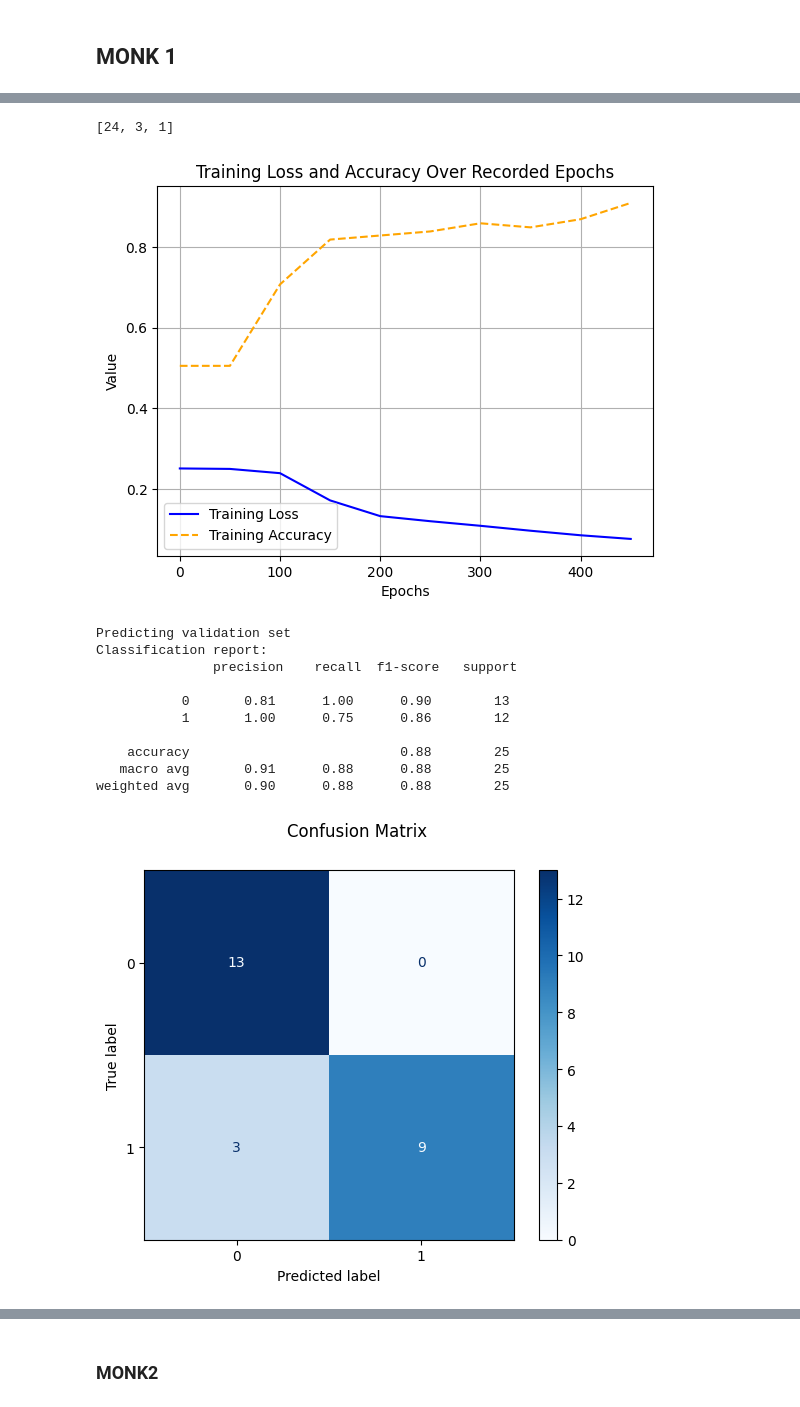
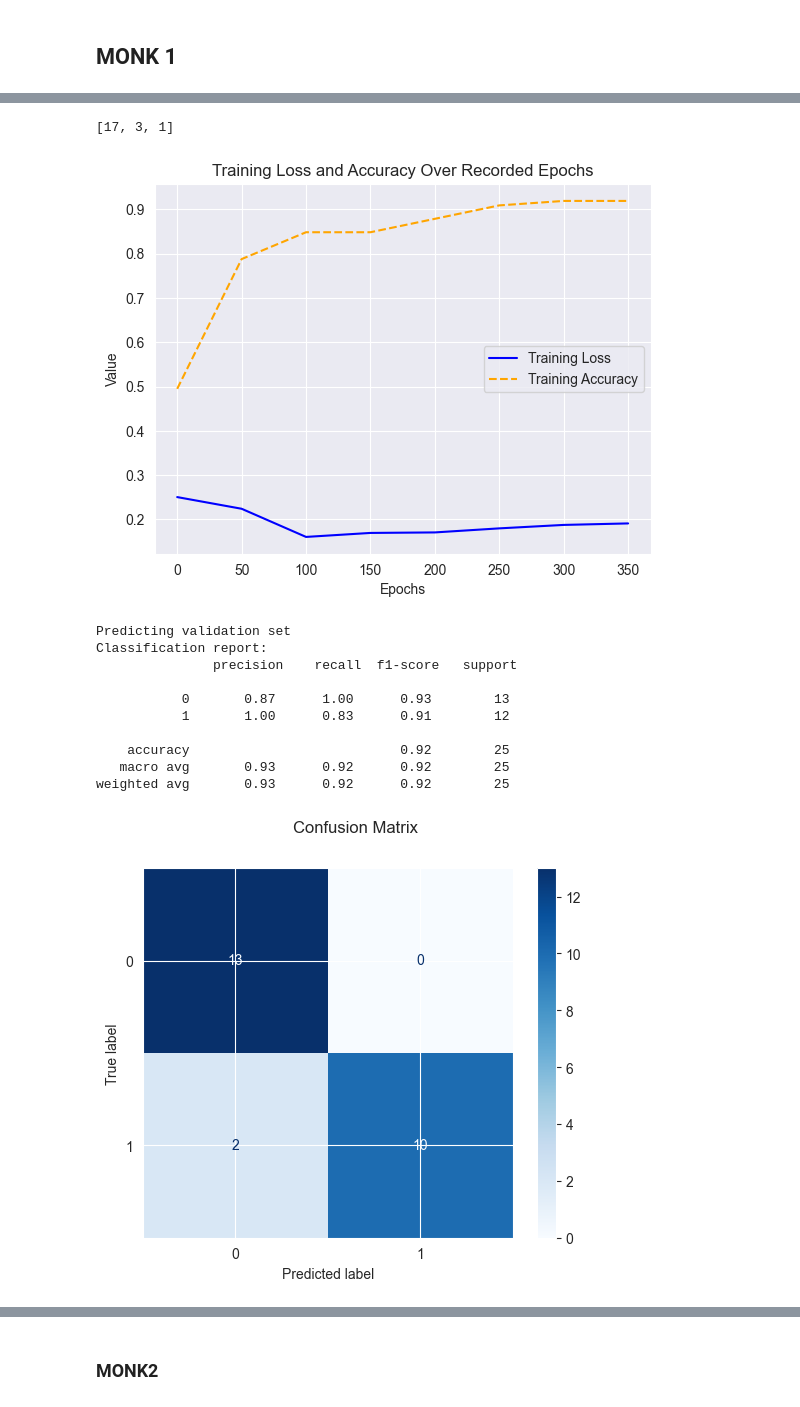
Before and after one commit to mary-alrayes/ml_project, a Jupyter notebook: ml_project.ipynb, the cells around one changed output, grey strips where cells are left out. Cells and saved outputs as stored; diff of their text form; code cells hidden in the pictures.

```diff
--- a/ml_project.ipynb
+++ b/ml_project.ipynb
@@ -494,16 +475,19 @@ def preprocessData(data):
     encoded_columns = {}
     category_mappings = {}
     for col in columns_to_encode:
-        one_hot_encoded, mapping = one_hot_encode_with_padding(data[col], max_length=4, padding_value=0)
-        encoded_columns[col] = one_hot_encoded
+        one_hot_encoded, mapping = one_hot_encode(data[col])
+        encoded_columns[col] = pd.DataFrame(one_hot_encoded,
+                                            columns=[f"{col}_{val}" for val in mapping.keys()])
         category_mappings[col] = mapping
+
     # Combine one-hot encoded data with the target column
     one_hot_monk = pd.concat(
-        [data['target'], pd.DataFrame(encoded_columns)], axis=1
+        [data['target']] + [encoded_columns[col] for col in columns_to_encode],
+        axis=1
     )
 
     #split the data to training and validation
-    split_train_set, split_validation_set = splitData(one_hot_monk,'target')
+    split_train_set, split_validation_set = splitData(one_hot_monk, 'target')
 
     #split the data to features and target
     train_X, train_Y = splitToFeaturesAndTarget(split_train_set)
@@ -511,7 +495,8 @@ def preprocessData(data):
     #validation set
     validation_X, validation_Y = splitToFeaturesAndTarget(split_validation_set)
 
-    return np.array(train_X), np.array(train_Y), np.array(validation_X), np.array(validation_Y)
+    return np.array(train_X, dtype=np.float32), np.array(train_Y).reshape(-1, 1), \
+           np.array(validation_X, dtype=np.float32), np.array(validation_Y).reshape(-1, 1)
 # %% [markdown]
 ### MONK1
 # %%
@@ -860,9 +845,7 @@ class CustomNeuralNetwork:
         print(self.layers)
 
         # Initialize weights
-        # generates a matrix of random values from a normal distribution with mean 0 and variance 1.
-        # The matrix has [self.layers[i] rows] (the number of neurons in layer i) and [self.layers[i+1] columns] (the number of neurons in layer i+1).
-        self.weights = [np.random.randn(self.layers[i], self.layers[i+1]) * 0.1 for i in range(len(self.layers) - 1)]
+        self.weights = [self.gaussian_initialization((self.layers[i], self.layers[i+1]), mean=0.0, std_dev=0.1) for i in range(len(self.layers) - 1)]
 
         # Initialize bias (bias for each node in each hidden layer and the output layer)
         self.biases = [np.zeros((1, self.layers[i+1])) for i in range(len(self.layers) - 1)]
@@ -906,6 +889,14 @@ class CustomNeuralNetwork:
 
     def regularization_l2(self, w):
         return np.sum([np.sum(w ** 2) for w in self.weights])
+
+    """Generate a weight matrix using a Gaussian distribution."""
+    @staticmethod
+    def gaussian_initialization(shape, mean=0.0, std_dev=0.01, seed=62):
+        if seed is not None:
+            np.random.seed(seed)
+
+        return np.random.normal(loc=mean, scale=std_dev, size=shape)
 
 
     """ function to apply the appropriate activation function based on the passed parameter of the activation type"""
@@ -1074,9 +1068,9 @@ val X shape: (25, 24)
 # %%
 # Define the parameter grid
 param_grid = {
-    'learning_rate': [0.01, 0.05, 0.1, 0.2],  # Learning rate values
-    'momentum': [0.7, 0.8, 0.9],              # Momentum values
-    'lambd': [0.0, 0.001, 0.01],              # Regularization lambda values
+    'learning_rate': [0.1, 0.2, 0.25, 0.3],  # Learning rate values\n"
+    'momentum': [0.7, 0.75, 0.8, 0.85, 0.9],              # Momentum values\n"
+    'lambd': [0.0001, 0.0005, 0.001, 0.002] # Regularization lambda values\n"
 }
 
 
@@ -1091,7 +1085,7 @@ search = Search(CustomNeuralNetwork, param_grid, accuracy_score_custom, activati
 
 # Perform grid search on the learning rate
 print("Performing Grid Search...")
-best_params, best_score = search.grid_search(X, y, epoch=500, neurons= [3])
+best_params, best_score = search.grid_search(X, y, epoch=400, neurons= [3])
 print(f"Best Parameters:\n {best_params}, Best Score: {best_score}")
 # %% [output]
 Performing Grid Search...
@@ -1114,7 +1108,7 @@ Best Parameters:
 # %%
 # Define the network with dynamic hidden layers
 nn1 = CustomNeuralNetwork(input_size=X.shape[1],
-                         hidden_layers=[3,],
+                         hidden_layers=[3],
                          output_size=1,
                          activationType=ActivationType.SIGMOID,
                          learning_rate=best_params['learning_rate'],
@@ -1122,44 +1116,44 @@ nn1 = CustomNeuralNetwork(input_size=X.shape[1],
                          lambd=best_params['lambd'],
                          regularizationType=RegularizationType.L2
                          )
 
 # Train the network
-history = nn1.fit(X, y, epochs=500)
+history = nn1.fit(X, y, epochs=400)
 
 # Plot a single graph with Loss and Training Accuracy
 plt.figure()
 
 # Plot Training Loss
 plt.plot(history['epoch'], history['train_loss'], label='Training Loss', color='blue', linestyle='-')
 
 # Plot Training Accuracy
 plt.plot(history['epoch'], history['train_acc'], label='Training Accuracy', color='orange', linestyle='--')
 
 # Configure the plot
 plt.xlabel('Epochs')  # X-axis as the recorded epochs
 plt.ylabel('Value')  # Shared y-axis label
 plt.title('Training Loss and Accuracy Over Recorded Epochs')
 plt.legend()
 plt.grid(True)
 
 # Display the plot
 plt.show()
 
 # Validation predictions
 print('Predicting validation set')
 monk1_validation_nn_predictions = nn1.predict(monk1_validation_X)
 customClassificationReport(monk1_validation_Y, monk1_validation_nn_predictions)
 # %% [output]
-[24, 3, 1]
+[17, 3, 1]
-[figure, old version]
+[figure, new version]
 Predicting validation set
 Classification report:
                precision    recall  f1-score   support
 
-           0       0.81      1.00      0.90        13
-           1       1.00      0.75      0.86        12
+           0       0.87      1.00      0.93        13
+           1       1.00      0.83      0.91        12
 
-    accuracy                           0.88        25
-   macro avg       0.91      0.88      0.88        25
-weighted avg       0.90      0.88      0.88        25
+    accuracy                           0.92        25
+   macro avg       0.93      0.92      0.92        25
+weighted avg       0.93      0.92      0.92        25
-[figure, old version]
+[figure, new version]
```
Also changed, not shown: parts of 30 cells of this notebook.
